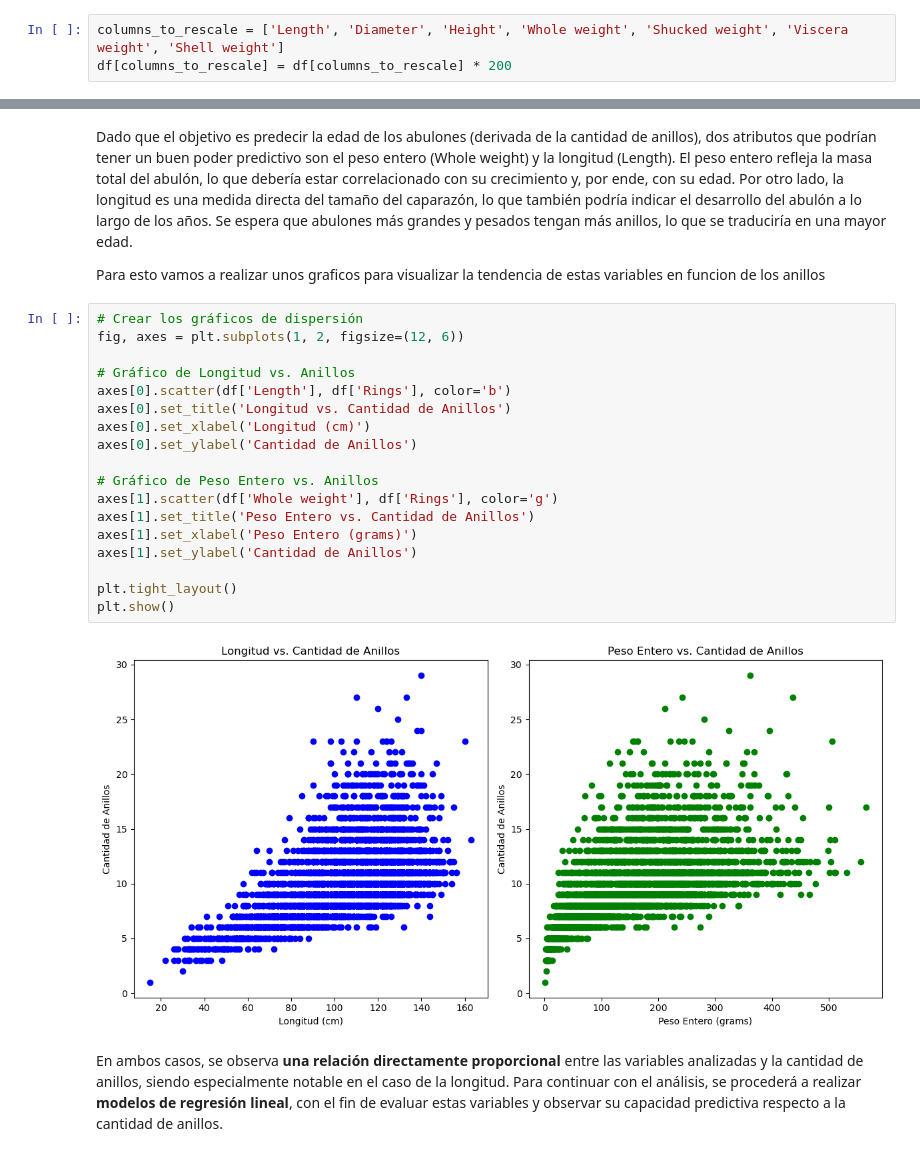
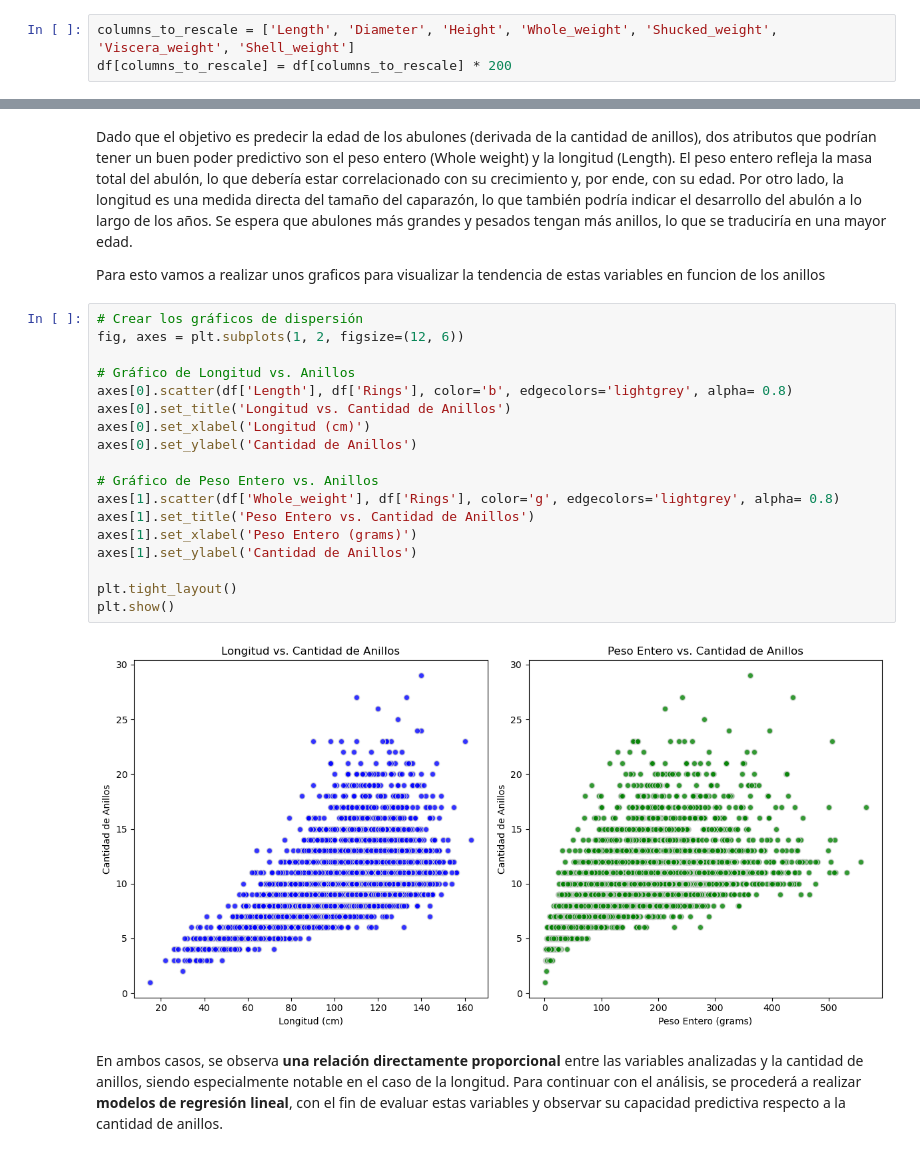
Before and after one commit to bautistaturri/EntregaIAA, a Jupyter notebook: Abulones.ipynb, the cells around one changed output, grey strips where cells are left out. Drawn from its saved outputs; the diff is of its cells as text.

```diff
--- a/Abulones.ipynb
+++ b/Abulones.ipynb
@@ -105,7 +105,7 @@ Para esto multiplicamos los valores de las columnas continuas por 200
 	Shell weight	continuous	grams	after being dried
 	Rings		integer			+1.5 gives the age in years
 # %%
-columns_to_rescale = ['Length', 'Diameter', 'Height', 'Whole weight', 'Shucked weight', 'Viscera weight', 'Shell weight']
+columns_to_rescale = ['Length', 'Diameter', 'Height', 'Whole_weight', 'Shucked_weight', 'Viscera_weight', 'Shell_weight']
 df[columns_to_rescale] = df[columns_to_rescale] * 200
 # %%
 df
@@ -132,22 +132,22 @@ Para esto vamos a realizar unos graficos para visualizar la tendencia de estas v
 # %%
 # Crear los gráficos de dispersión
 fig, axes = plt.subplots(1, 2, figsize=(12, 6))
 
 # Gráfico de Longitud vs. Anillos
-axes[0].scatter(df['Length'], df['Rings'], color='b')
+axes[0].scatter(df['Length'], df['Rings'], color='b', edgecolors='lightgrey', alpha= 0.8)
 axes[0].set_title('Longitud vs. Cantidad de Anillos')
 axes[0].set_xlabel('Longitud (cm)')
 axes[0].set_ylabel('Cantidad de Anillos')
 
 # Gráfico de Peso Entero vs. Anillos
-axes[1].scatter(df['Whole weight'], df['Rings'], color='g')
+axes[1].scatter(df['Whole_weight'], df['Rings'], color='g', edgecolors='lightgrey', alpha= 0.8)
 axes[1].set_title('Peso Entero vs. Cantidad de Anillos')
 axes[1].set_xlabel('Peso Entero (grams)')
 axes[1].set_ylabel('Cantidad de Anillos')
 
 plt.tight_layout()
 plt.show()
 # %% [output]
-[figure, old version]
+[figure, new version]
 # %% [markdown]
 En ambos casos, se observa **una relación directamente proporcional** entre las variables analizadas y la cantidad de anillos, siendo especialmente notable en el caso de la longitud. Para continuar con el análisis, se procederá a realizar **modelos de regresión lineal**, con el fin de evaluar estas variables y observar su capacidad predictiva respecto a la cantidad de anillos.
```
Also changed, not shown: parts of 4 cells of this notebook, 1 other file.
